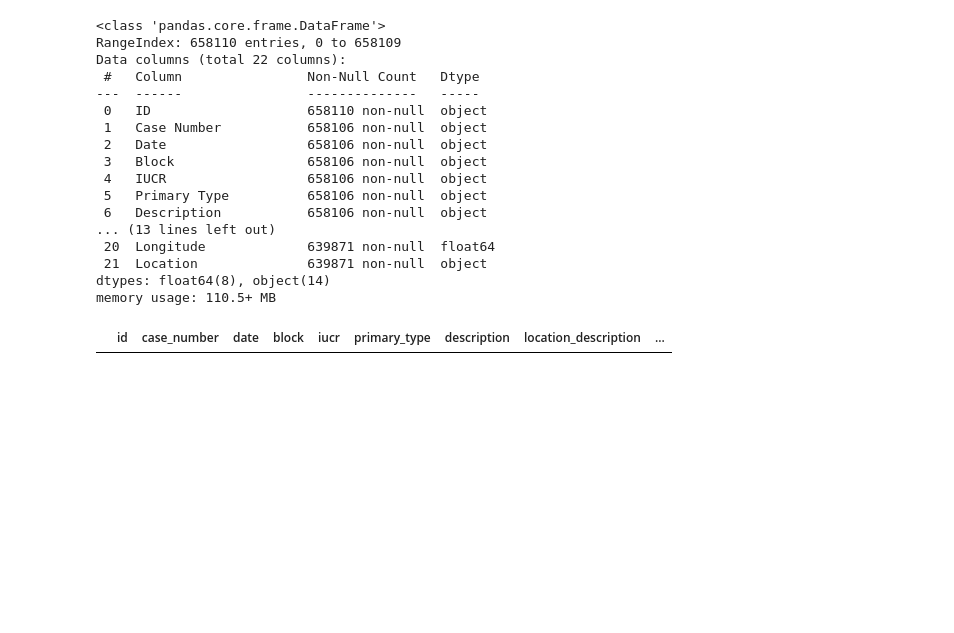
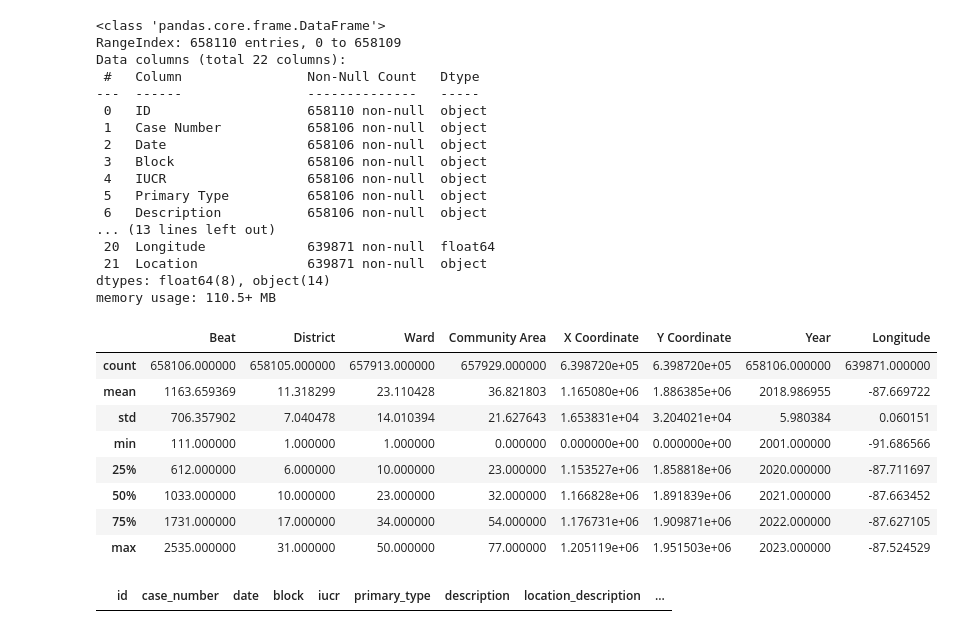
Before and after one commit to Abhinavxox/Urban-Crime-Prediction-using-Bayesian-Model, a Jupyter notebook: preprocessing/Data_Preprocessing.ipynb, the cells around one changed output. Drawn from its saved outputs; the diff is of its cells as text; code cells hidden in the pictures; blank space fills up the shorter version.

```diff
--- a/preprocessing/Data_Preprocessing.ipynb
+++ b/preprocessing/Data_Preprocessing.ipynb
@@ -38,6 +47,18 @@ Data columns (total 22 columns):
  21  Location              639871 non-null  object
 dtypes: float64(8), object(14)
 memory usage: 110.5+ MB
+# %%
+crimes_data.describe()
+# %% [output]
+|  | Beat | District | Ward | Community Area | X Coordinate | Y Coordinate | Year | Longitude |
+| count | 658106.000000 | 658105.000000 | 657913.000000 | 657929.000000 | 6.398720e+05 | 6.398720e+05 | 658106.000000 | 639871.000000 |
+| mean | 1163.659369 | 11.318299 | 23.110428 | 36.821803 | 1.165080e+06 | 1.886385e+06 | 2018.986955 | -87.669722 |
+| std | 706.357902 | 7.040478 | 14.010394 | 21.627643 | 1.653831e+04 | 3.204021e+04 | 5.980384 | 0.060151 |
+| min | 111.000000 | 1.000000 | 1.000000 | 0.000000 | 0.000000e+00 | 0.000000e+00 | 2001.000000 | -91.686566 |
+| 25% | 612.000000 | 6.000000 | 10.000000 | 23.000000 | 1.153527e+06 | 1.858818e+06 | 2020.000000 | -87.711697 |
+| 50% | 1033.000000 | 10.000000 | 23.000000 | 32.000000 | 1.166828e+06 | 1.891839e+06 | 2021.000000 | -87.663452 |
+| 75% | 1731.000000 | 17.000000 | 34.000000 | 54.000000 | 1.176731e+06 | 1.909871e+06 | 2022.000000 | -87.627105 |
+| max | 2535.000000 | 31.000000 | 50.000000 | 77.000000 | 1.205119e+06 | 1.951503e+06 | 2023.000000 | -87.524529 |
 # %%
 #Handling any inconsistensis of column names
 crimes_data.columns = crimes_data.columns.str.strip()
```
Also changed, not shown: parts of 16 cells of this notebook, 1 other file.
